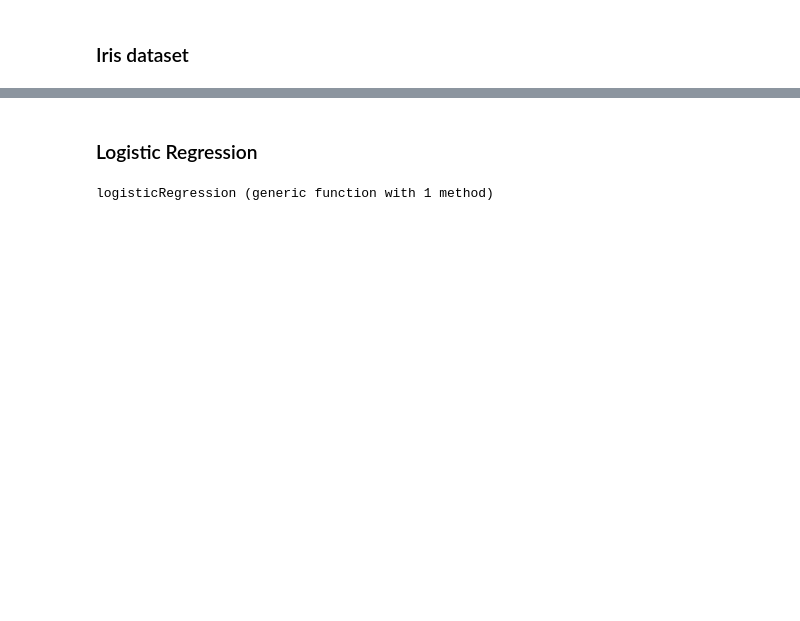
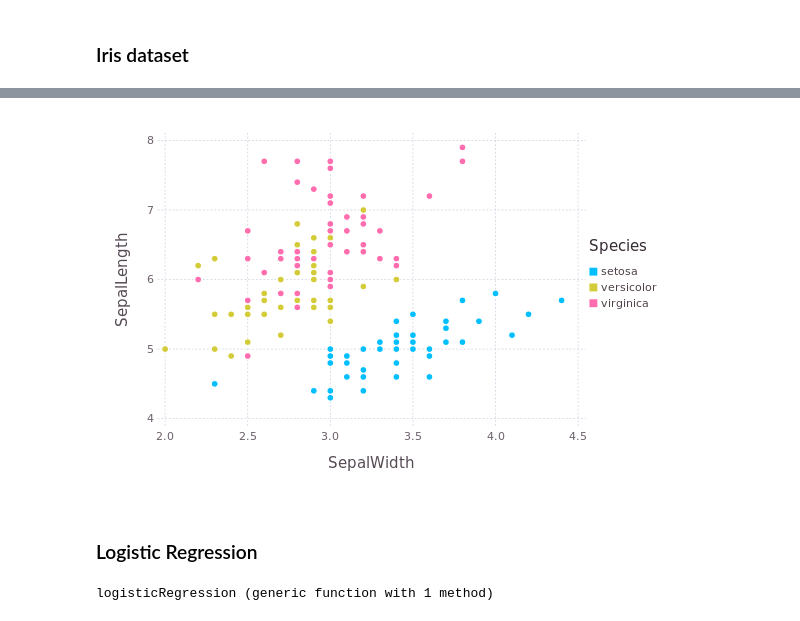
Before and after one commit to karlsruhe-ai/techtalks, a Jupyter notebook: 17-03-15 Matthias Richter - Automatic Differentiation/AutodiffDemo.ipynb, the cells around one changed output, grey strips where cells are left out. Cells and saved outputs as stored; diff of their text form; code cells hidden in the pictures; blank space fills up the shorter version.

```diff
--- a/17-03-15 Matthias Richter - Automatic Differentiation/AutodiffDemo.ipynb
+++ b/17-03-15 Matthias Richter - Automatic Differentiation/AutodiffDemo.ipynb
@@ -74,5 +77,6 @@ Plot(...)
 ### Iris dataset
 # %%
 iris = dataset("datasets", "iris")
-plot(iris, x=:SepalWidth, y=:SepalLength, color=:Species) |> display
+p = plot(iris, x=:SepalWidth, y=:SepalLength, color=:Species)
+draw(PNG(6inch, 4inch), p)
 # %% [output]
@@ -80,3 +83,4 @@ plot(iris, x=:SepalWidth, y=:SepalLength, color=:Species) |> display
+[figure, added]
 # %%
 # Classify setosa vs. rest
 X = convert(Array, iris[[:SepalWidth, :SepalLength, :PetalWidth]])
```
Also changed, not shown: parts of 6 cells of this notebook.
